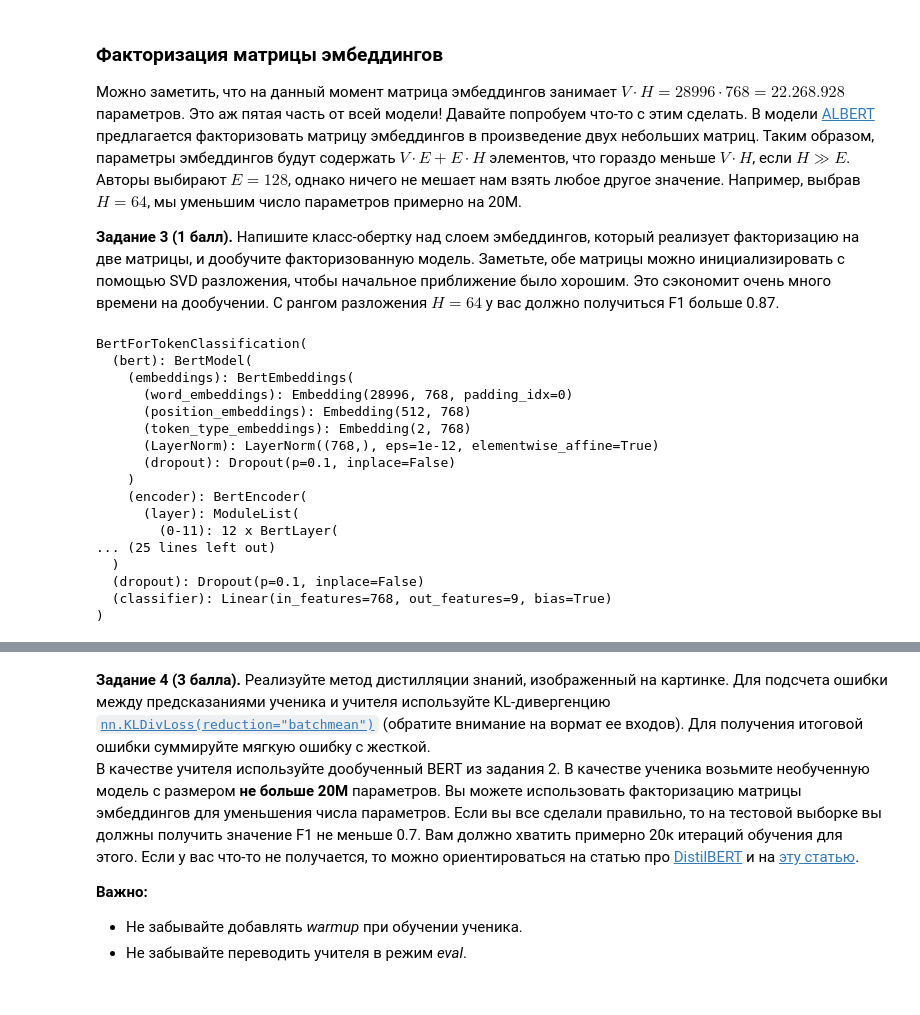
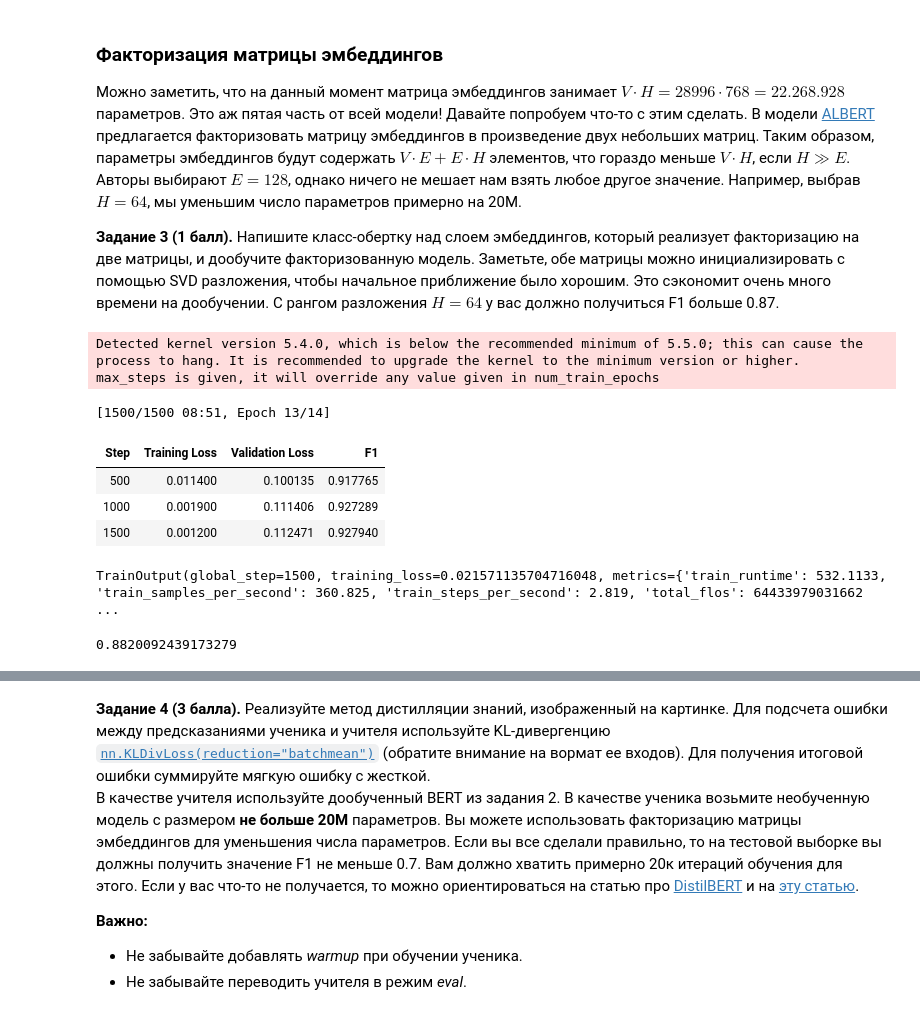
Before and after one commit to iyubondyrev/make_bert_small_again, a Jupyter notebook: main.ipynb, the cells around one changed output, grey strips where cells are left out. Drawn from its saved outputs; the diff is of its cells as text; code cells hidden in the pictures.

```diff
--- a/main.ipynb
+++ b/main.ipynb
@@ -285,7 +299,7 @@ from utils import set_all_seeds
 
 set_all_seeds(1488)
 
-model_with_factorized_embeds = AutoModelForTokenClassification.from_pretrained('results_vanilla/checkpoint-1500', num_labels=len(label_names))
+model_with_factorized_embeds = AutoModelForTokenClassification.from_pretrained('results_vanilla/checkpoint-2000', num_labels=len(label_names))
 
 
 hidden_dim = 64
@@ -303,52 +317,45 @@ tokenized_dataset = get_tokenized_dataset()
 data_collator = FilteredDataCollatorForTokenClassification(tokenizer=tokenizer)
 
 
 training_args = TrainingArguments(
     output_dir="./results-new-embeds",
     evaluation_strategy="steps",
     eval_steps=500,
     learning_rate=4e-5,
     per_device_train_batch_size=128,
     per_device_eval_batch_size=64,
     max_steps=1500,
     weight_decay=0.03,
     logging_dir='./logs',
     logging_steps=50,
     save_steps=500,
     report_to="none"
 )
 
 trainer = Trainer(
     model=model_with_factorized_embeds,
     args=training_args,
     train_dataset=tokenized_dataset["train"],
     eval_dataset=tokenized_dataset["validation"],
     tokenizer=tokenizer,
     data_collator=data_collator,
     compute_metrics=compute_f1
 )
 
 trainer.train()
 # %% [output]
-BertForTokenClassification(
-  (bert): BertModel(
-    (embeddings): BertEmbeddings(
-      (word_embeddings): Embedding(28996, 768, padding_idx=0)
-      (position_embeddings): Embedding(512, 768)
-      (token_type_embeddings): Embedding(2, 768)
-      (LayerNorm): LayerNorm((768,), eps=1e-12, elementwise_affine=True)
-      (dropout): Dropout(p=0.1, inplace=False)
-    )
-    (encoder): BertEncoder(
-      (layer): ModuleList(
-        (0-11): 12 x BertLayer(
-... (25 lines left out)
-  )
-  (dropout): Dropout(p=0.1, inplace=False)
-  (classifier): Linear(in_features=768, out_features=9, bias=True)
-)
+Detected kernel version 5.4.0, which is below the recommended minimum of 5.5.0; this can cause the process to hang. It is recommended to upgrade the kernel to the minimum version or higher.
+max_steps is given, it will override any value given in num_train_epochs
+[1500/1500 08:51, Epoch 13/14]
+| Step | Training Loss | Validation Loss | F1 |
+| 500 | 0.011400 | 0.100135 | 0.917765 |
+| 1000 | 0.001900 | 0.111406 | 0.927289 |
+| 1500 | 0.001200 | 0.112471 | 0.927940 |
+TrainOutput(global_step=1500, training_loss=0.021571135704716048, metrics={'train_runtime': 532.1133, 'train_samples_per_second': 360.825, 'train_steps_per_second': 2.819, 'total_flos': 64433979031662 ...
 # %%
-compute_f1_on_dataset(model, tokenized_dataset["test"], tokenizer=tokenizer)
+compute_f1_on_dataset(model_with_factorized_embeds, tokenized_dataset["test"], tokenizer=tokenizer)
+# %% [output]
+0.8820092439173279
 # %% [markdown]
 ### Дистилляция знаний
 
```
Also changed, not shown: parts of 5 cells of this notebook.
